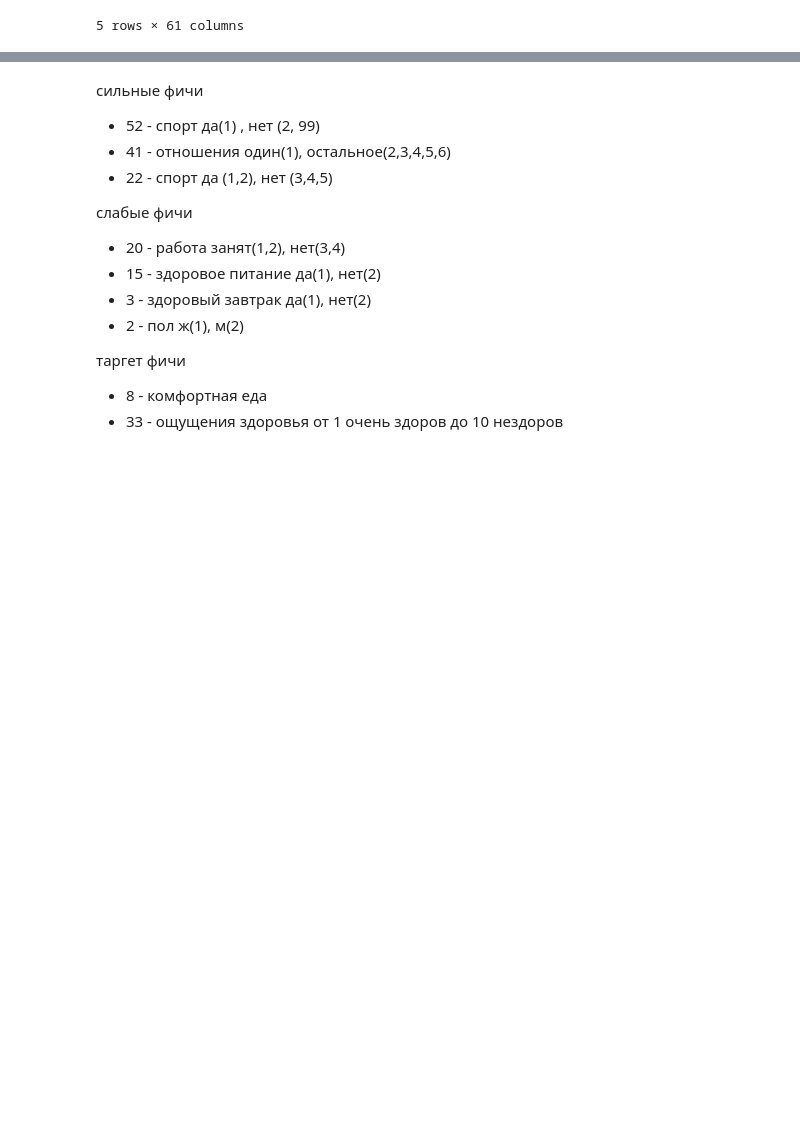
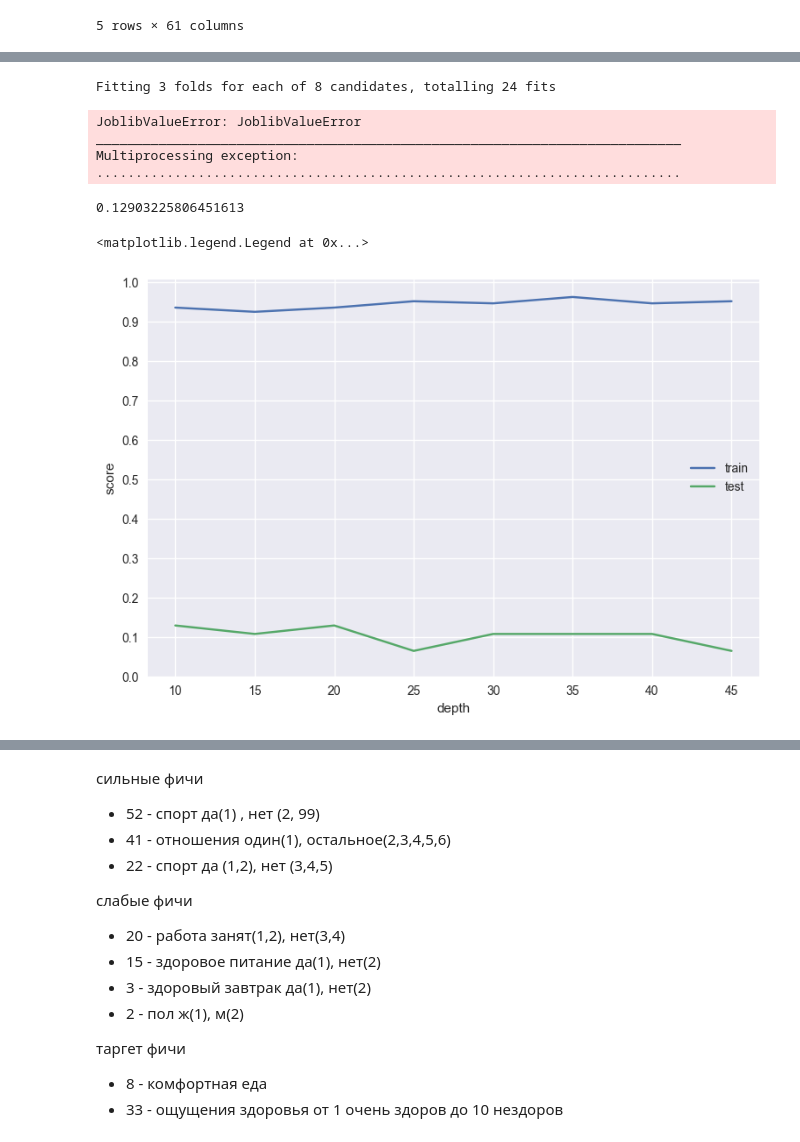
Before and after one commit to foodhack-1/pp-ml, a Jupyter notebook: Model.ipynb, the cells around one changed output, grey strips where cells are left out. Cells and saved outputs as stored; diff of their text form; code cells hidden in the pictures; blank space fills up the shorter version.

```diff
--- a/Model.ipynb
+++ b/Model.ipynb
@@ -91,0 +103,34 @@ df
+# %%
+pipe = Pipeline([("ros", RandomOverSampler()), ("rf", RandomForestClassifier())])
+# %%
+rf_grid = GridSearchCV(pipe, {"rf__n_estimators": [20],
+                                                  "rf__max_features": [4],
+                                                 "rf__max_depth": range(10, 50, 5)},
+                       cv=3, n_jobs=-1, verbose=1, return_train_score=True)
+# %%
+rf_grid.fit(X_train, y_train)
+# %% [output]
+Fitting 3 folds for each of 8 candidates, totalling 24 fits
+JoblibValueError: JoblibValueError
+___________________________________________________________________________
+Multiprocessing exception:
+...........................................................................
+# %%
+rf_grid.best_score_
+# %% [output]
+0.12903225806451613
+# %%
+import matplotlib.pyplot as plt
+%matplotlib inline
+import seaborn as sns
+sns.set()
+# %%
+plt.plot(range(10, 50, 5), rf_grid.cv_results_['mean_train_score'], label="train")
+plt.plot(range(10, 50, 5), rf_grid.cv_results_['mean_test_score'], label="test")
+plt.ylabel("score")
+plt.xlabel("depth")
+plt.yticks(np.arange(0, 1.1, 0.1))
+plt.legend()
+# %% [output]
+<matplotlib.legend.Legend at 0x...>
+[figure, added]
```
Also changed, not shown: parts of 19 cells of this notebook, 1 other file.
